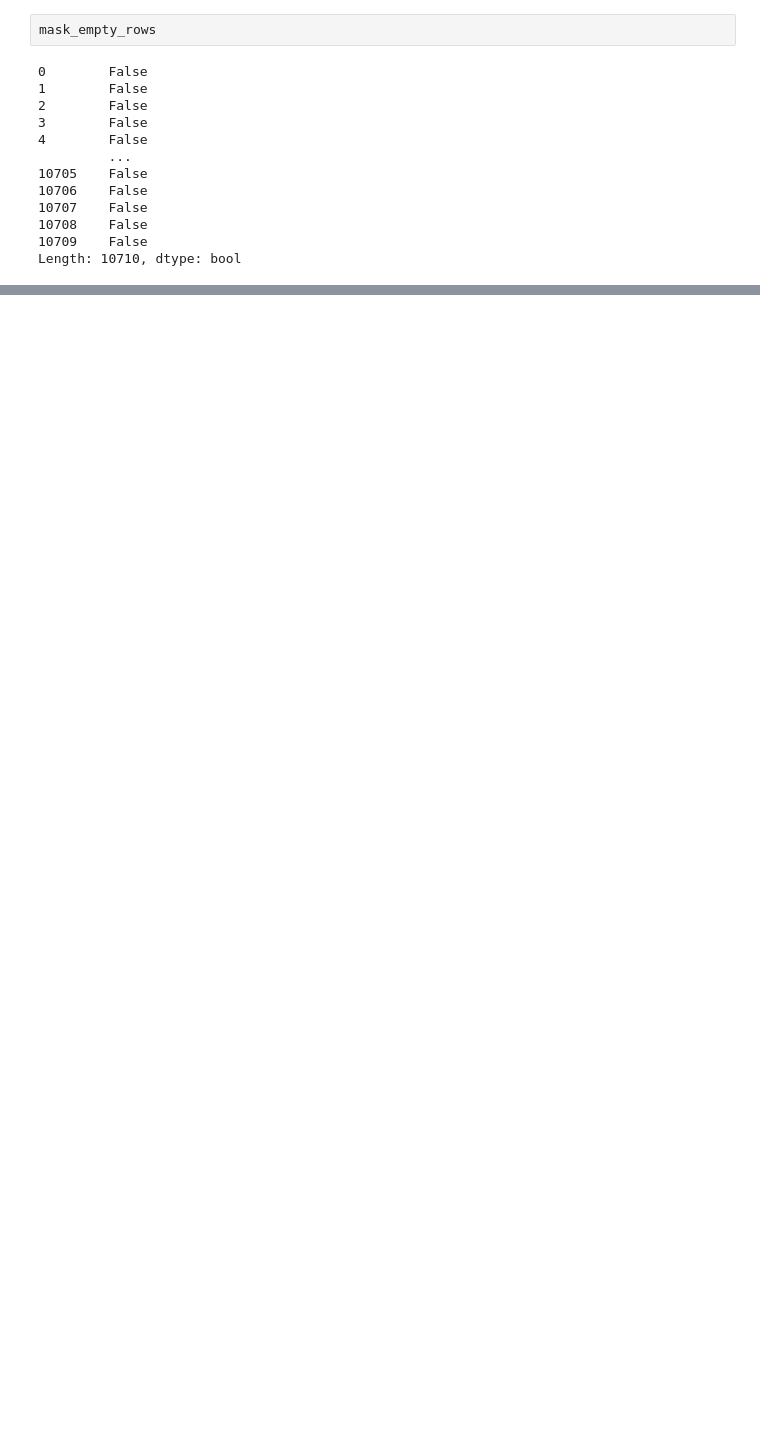
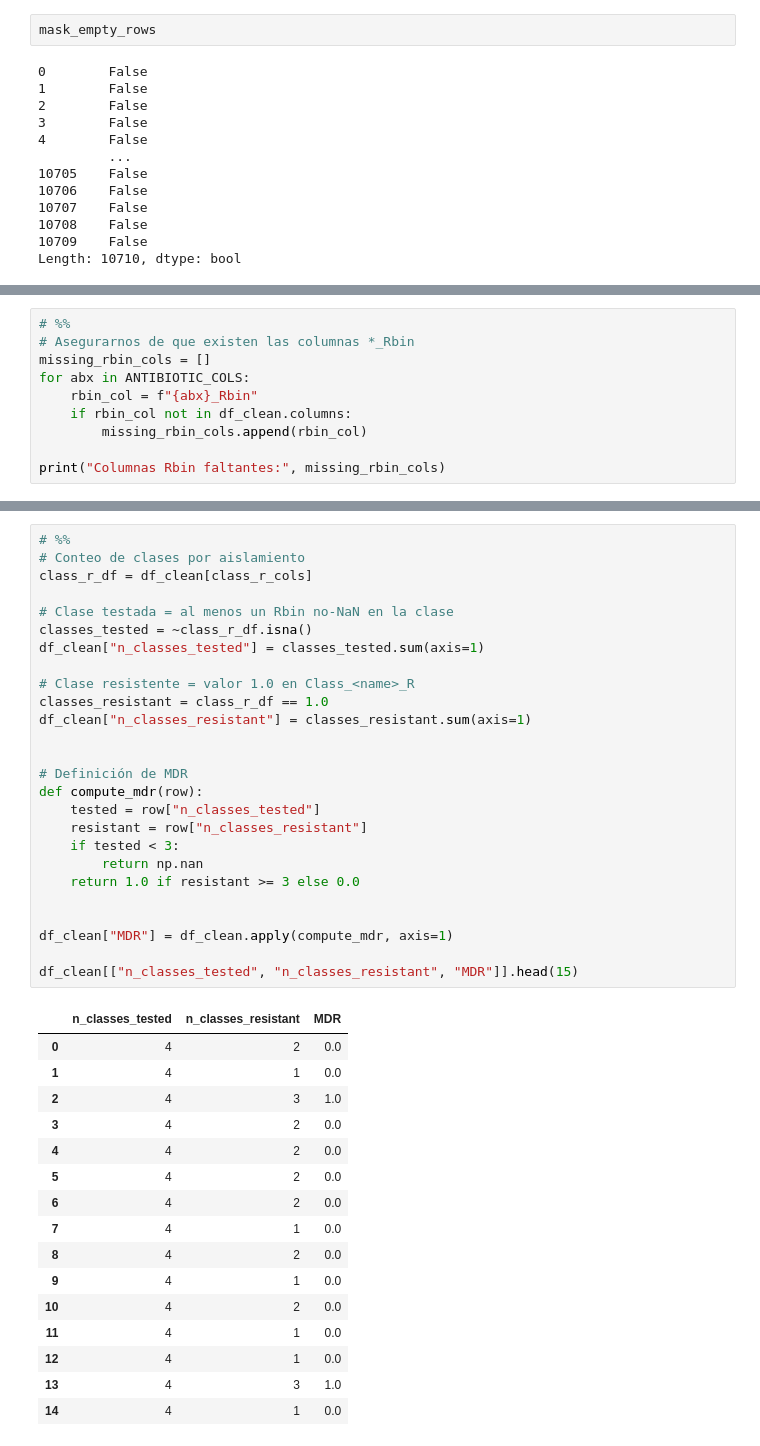
Before and after one commit to smaje99/diploma-in-data-analytics-in-business-management-unir, a Jupyter notebook: mbr-susceptibility-eda/mbr-susceptibility-eda.ipynb, the cells around one changed output, grey strips where cells are left out. Drawn from its saved outputs; the diff is of its cells as text; blank space fills up the shorter version.

```diff
--- a/mbr-susceptibility-eda/mbr-susceptibility-eda.ipynb
+++ b/mbr-susceptibility-eda/mbr-susceptibility-eda.ipynb
@@ -1154,0 +1765,10 @@ Filas eliminadas por no contener información útil: 697
+# %%
+# %%
+# Asegurarnos de que existen las columnas *_Rbin
+missing_rbin_cols = []
+for abx in ANTIBIOTIC_COLS:
+    rbin_col = f"{abx}_Rbin"
+    if rbin_col not in df_clean.columns:
+        missing_rbin_cols.append(rbin_col)
+
+print("Columnas Rbin faltantes:", missing_rbin_cols)
@@ -1154,0 +1832,43 @@ Filas eliminadas por no contener información útil: 697
+# %%
+# %%
+# Conteo de clases por aislamiento
+class_r_df = df_clean[class_r_cols]
+
+# Clase testada = al menos un Rbin no-NaN en la clase
+classes_tested = ~class_r_df.isna()
+df_clean["n_classes_tested"] = classes_tested.sum(axis=1)
+
+# Clase resistente = valor 1.0 en Class_<name>_R
+classes_resistant = class_r_df == 1.0
+df_clean["n_classes_resistant"] = classes_resistant.sum(axis=1)
+
+
+# Definición de MDR
+def compute_mdr(row):
+    tested = row["n_classes_tested"]
+    resistant = row["n_classes_resistant"]
+    if tested < 3:
+        return np.nan
+    return 1.0 if resistant >= 3 else 0.0
+
+
+df_clean["MDR"] = df_clean.apply(compute_mdr, axis=1)
+
+df_clean[["n_classes_tested", "n_classes_resistant", "MDR"]].head(15)
+# %% [output]
+|  | n_classes_tested | n_classes_resistant | MDR |
+| 0 | 4 | 2 | 0.0 |
+| 1 | 4 | 1 | 0.0 |
+| 2 | 4 | 3 | 1.0 |
+| 3 | 4 | 2 | 0.0 |
+| 4 | 4 | 2 | 0.0 |
+| 5 | 4 | 2 | 0.0 |
+| 6 | 4 | 2 | 0.0 |
+| 7 | 4 | 1 | 0.0 |
+| 8 | 4 | 2 | 0.0 |
+| 9 | 4 | 1 | 0.0 |
+| 10 | 4 | 2 | 0.0 |
+| 11 | 4 | 1 | 0.0 |
+| 12 | 4 | 1 | 0.0 |
+| 13 | 4 | 3 | 1.0 |
+| 14 | 4 | 1 | 0.0 |
```
Also changed, not shown: parts of 34 cells of this notebook, 1 other file.
